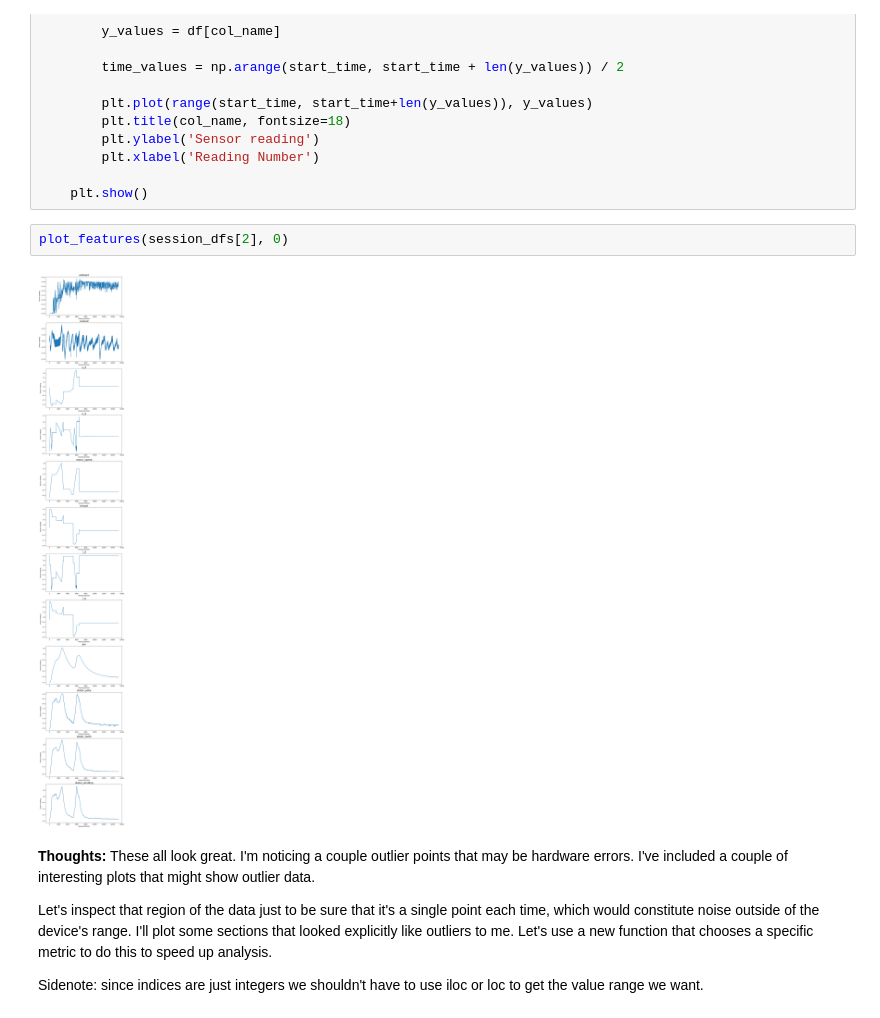
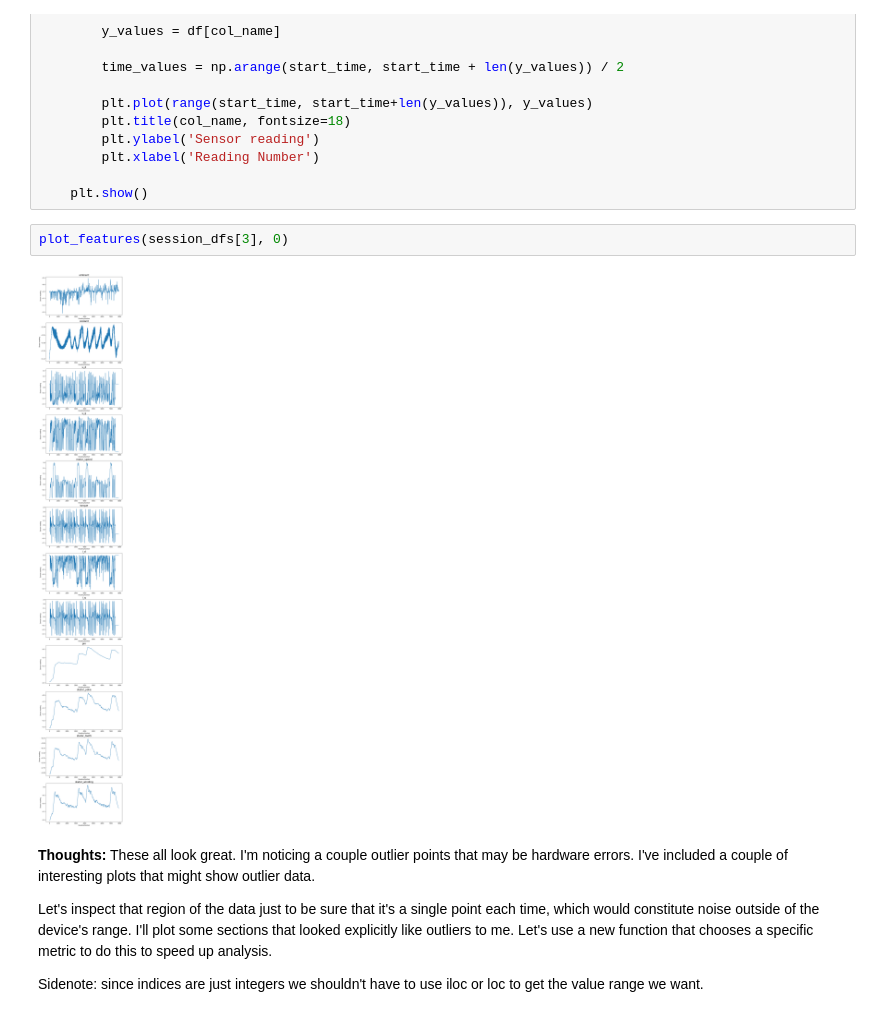
Before and after one commit to mickey-is-codin/data-science, a Jupyter notebook: Kaggle/Motors/EDA.ipynb, the cells around one changed output. Drawn from its saved outputs; the diff is of its cells as text.

```diff
--- a/Kaggle/Motors/EDA.ipynb
+++ b/Kaggle/Motors/EDA.ipynb
@@ -181,9 +183,9 @@ def plot_features(df, start_time):
 
     plt.show()
 # %%
-plot_features(session_dfs[2], 0)
+plot_features(session_dfs[3], 0)
 # %% [output]
-[figure, old version]
+[figure, new version]
 # %% [markdown]
 <p>
 <strong>Thoughts:</strong> These all look great. I'm noticing a couple outlier points that may be hardware errors. I've included a couple of interesting plots that might show outlier data.
```
Also changed, not shown: parts of 18 cells of this notebook.
